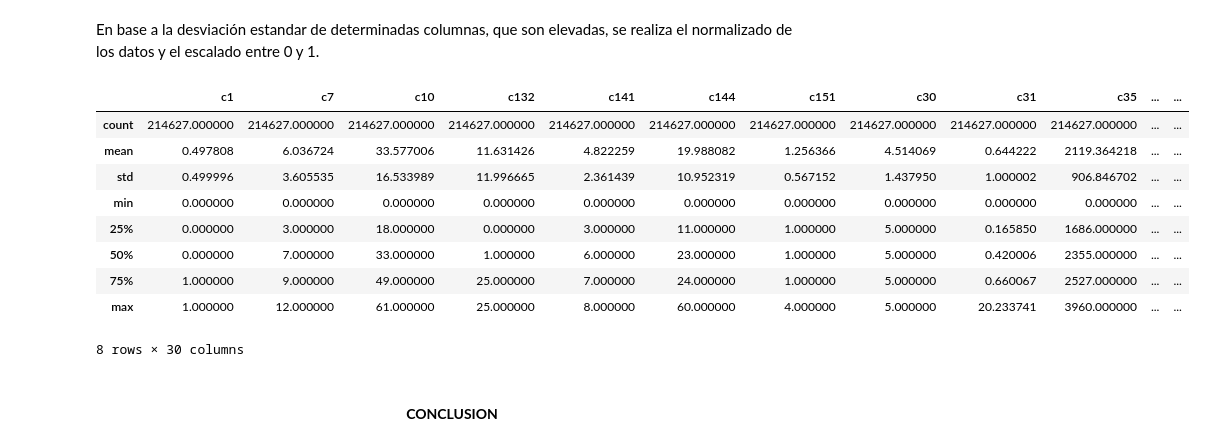
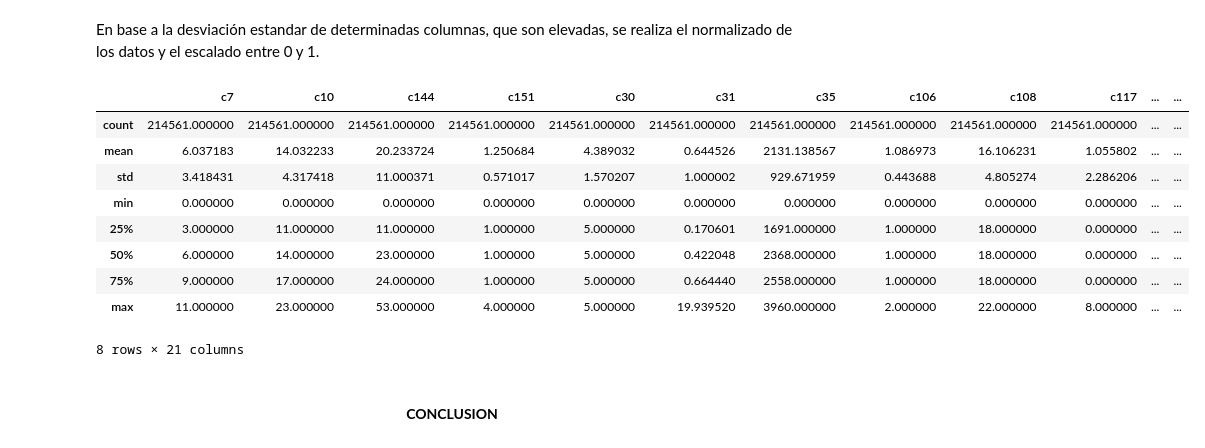
Before and after one commit to Vic-silo/TFM-EIP, a Jupyter notebook: ML-Models/PHA-crew_Jose.ipynb, the cells around one changed output. Saved outputs shown, nothing was run; the diff lists cells and outputs as text; code cells hidden in the pictures.

```diff
--- a/ML-Models/PHA-crew_Jose.ipynb
+++ b/ML-Models/PHA-crew_Jose.ipynb
@@ -1055,6 +1072,9 @@ c156    137889
 dtype: int64
 # %%
-df_raw = df
+#df_raw = df
+str_cols=['c10','c144', 'c106', 'c108', 'c101', 'c109', 'c35', 'c117','c128', 'c156', 'c41', 'c30','c49','c51']
+# Eliminar la columna c1 de df_raw
+#df_raw = df_raw.drop('c1', axis=1)
 
 # 1st possibility
 label_encoder = LabelEncoder()  # Crear una instancia del codificador
@@ -1118,4 +1138,7 @@ null_rows = df_decoded[df_decoded.isnull().any(axis=1)]
 
 # Print rows with null values
 print(null_rows)
+
+# Unir la columna c1 al DataFrame resultante
+df_decoded['c1'] = df['c1']
 # %% [output]
@@ -1164,0 +1198,4 @@ Index: []
+# %%
+# Convertir los datos a entero y posteriormente a tipo string.
+df['c7'] = df['c7'].astype(int).astype(str)
+df['c7'].unique()
@@ -1193,10 +1253,10 @@ str_cols= ['c1', 'c144', 'c106', 'c108', 'c51', 'c101', 'c109', 'c132', 'c141',
 # LabelEncoder
 col_le = ["c1"]
 # OrdinalEncoder
-col_oe = ['c144', 'c106', 'c108', 'c51', 'c101', 'c109', 'c132', 'c141', 'c35', 'c117', 'c122', 'c126', 'c128', 'c130', 'c84', 'c123', 'c156', 'c49', 'c41', 'c30']
+col_oe = ['c7', 'c151','c10','c144', 'c106', 'c108', 'c101', 'c109', 'c35', 'c117','c128', 'c156', 'c41', 'c30','c49','c51']
 
 # Cambio de tipo
-col_retype = ['c7', 'c151', 'c47', 'c10']
+#col_retype = ['c7', 'c151', 'c10']
 
-col_oe.extend(col_retype)
+#col_oe.extend(col_retype)
 # %% [markdown]
@@ -1330,38 +1390,38 @@ df[num_cols_ncat].describe()
 En base a la desviación estandar de determinadas columnas, que son elevadas, se realiza el normalizado de los datos y el escalado entre 0 y 1.
 # %%
 # Columnas a aplicar diferentes métodos
-std_cols = ['c61', 'c62', 'c31', 'c56','c65']
+std_cols = ['c62', 'c31', 'c56','c65']
 #min_max_cols = ['c20', 'c240', 'c241']
 
 # Instancia de los normalizados
 std_scaler = StandardScaler(with_mean=False)
 #min_max_scaler = MinMaxScaler()
 
 # Ajuste de las instancias a los datos y guardado de estos
 std_scaler.fit(df[std_cols])
 #min_max_scaler.fit(df[min_max_cols])
 
 joblib.dump(std_scaler, f'{model_info_dir}scaler_{"_".join(std_cols)}.joblib')
 #joblib.dump(min_max_scaler, f'{model_info_dir}scaler_{"_".join(min_max_cols)}.joblib')
 #scaler_new = joblib.load('scaler.joblib')
 #df['c31'] = scaler_new.transform(df[['c31']])
 
 # Transformación de los datos
 df[std_cols] = std_scaler.transform(df[std_cols])
 #df[min_max_cols] = min_max_scaler.transform(df[min_max_cols])
 
 df.describe()
 # %% [output]
-|  | c1 | c7 | c10 | c132 | c141 | c144 | c151 | c30 | c31 | c35 | ... | ... |
-| count | 214627.000000 | 214627.000000 | 214627.000000 | 214627.000000 | 214627.000000 | 214627.000000 | 214627.000000 | 214627.000000 | 214627.000000 | 214627.000000 | ... | ... |
-| mean | 0.497808 | 6.036724 | 33.577006 | 11.631426 | 4.822259 | 19.988082 | 1.256366 | 4.514069 | 0.644222 | 2119.364218 | ... | ... |
-| std | 0.499996 | 3.605535 | 16.533989 | 11.996665 | 2.361439 | 10.952319 | 0.567152 | 1.437950 | 1.000002 | 906.846702 | ... | ... |
+|  | c7 | c10 | c144 | c151 | c30 | c31 | c35 | c106 | c108 | c117 | ... | ... |
+| count | 214561.000000 | 214561.000000 | 214561.000000 | 214561.000000 | 214561.000000 | 214561.000000 | 214561.000000 | 214561.000000 | 214561.000000 | 214561.000000 | ... | ... |
+| mean | 6.037183 | 14.032233 | 20.233724 | 1.250684 | 4.389032 | 0.644526 | 2131.138567 | 1.086973 | 16.106231 | 1.055802 | ... | ... |
+| std | 3.418431 | 4.317418 | 11.000371 | 0.571017 | 1.570207 | 1.000002 | 929.671959 | 0.443688 | 4.805274 | 2.286206 | ... | ... |
 | min | 0.000000 | 0.000000 | 0.000000 | 0.000000 | 0.000000 | 0.000000 | 0.000000 | 0.000000 | 0.000000 | 0.000000 | ... | ... |
-| 25% | 0.000000 | 3.000000 | 18.000000 | 0.000000 | 3.000000 | 11.000000 | 1.000000 | 5.000000 | 0.165850 | 1686.000000 | ... | ... |
-| 50% | 0.000000 | 7.000000 | 33.000000 | 1.000000 | 6.000000 | 23.000000 | 1.000000 | 5.000000 | 0.420006 | 2355.000000 | ... | ... |
-| 75% | 1.000000 | 9.000000 | 49.000000 | 25.000000 | 7.000000 | 24.000000 | 1.000000 | 5.000000 | 0.660067 | 2527.000000 | ... | ... |
-| max | 1.000000 | 12.000000 | 61.000000 | 25.000000 | 8.000000 | 60.000000 | 4.000000 | 5.000000 | 20.233741 | 3960.000000 | ... | ... |
+| 25% | 3.000000 | 11.000000 | 11.000000 | 1.000000 | 5.000000 | 0.170601 | 1691.000000 | 1.000000 | 18.000000 | 0.000000 | ... | ... |
+| 50% | 6.000000 | 14.000000 | 23.000000 | 1.000000 | 5.000000 | 0.422048 | 2368.000000 | 1.000000 | 18.000000 | 0.000000 | ... | ... |
+| 75% | 9.000000 | 17.000000 | 24.000000 | 1.000000 | 5.000000 | 0.664440 | 2558.000000 | 1.000000 | 18.000000 | 0.000000 | ... | ... |
+| max | 11.000000 | 23.000000 | 53.000000 | 4.000000 | 5.000000 | 19.939520 | 3960.000000 | 2.000000 | 22.000000 | 8.000000 | ... | ... |
-8 rows × 30 columns
+8 rows × 21 columns
 # %% [markdown]
 <h3><div style="font-size:14px; text-align:center"><b>CONCLUSION</b></div></h3>
 # %%
```
Also changed, not shown: parts of 82 cells of this notebook, 33 other files.
